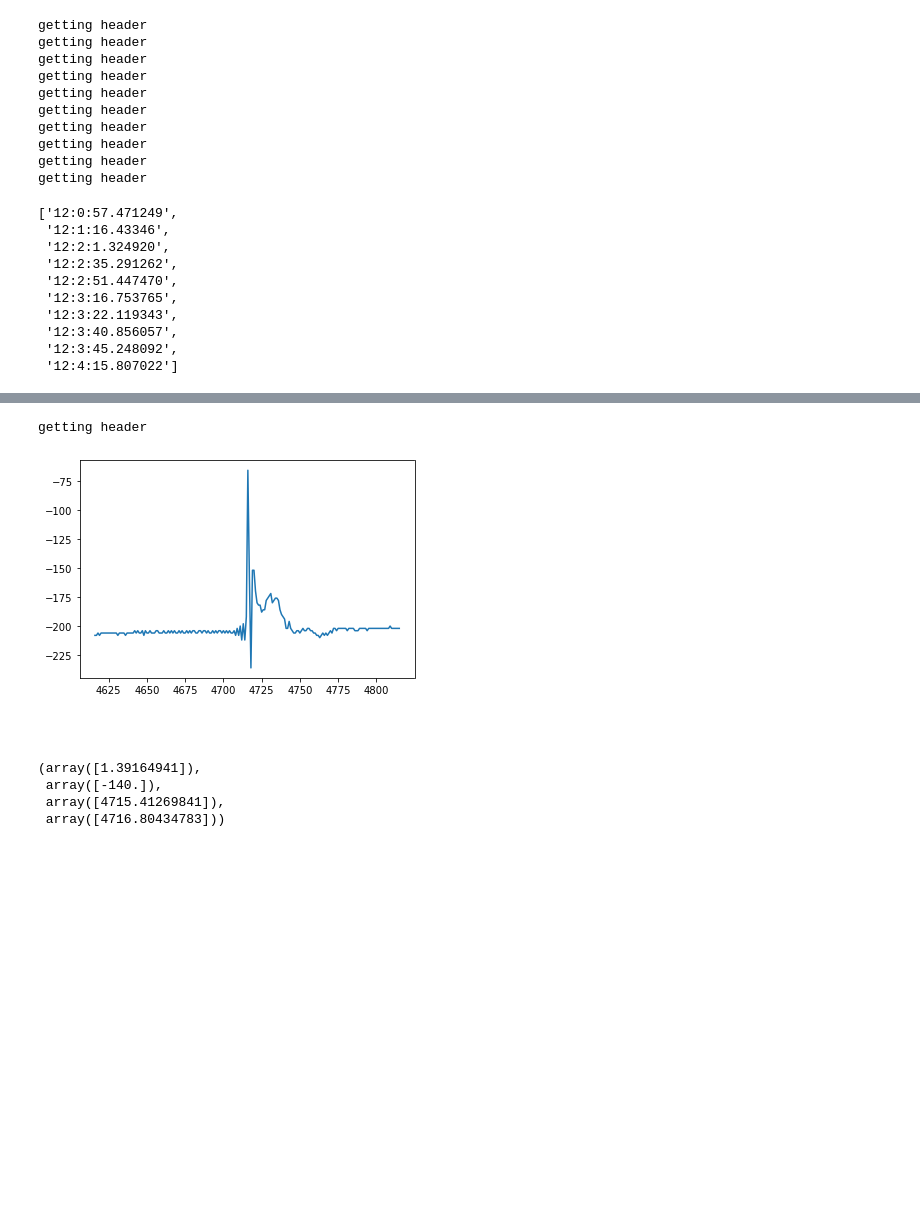
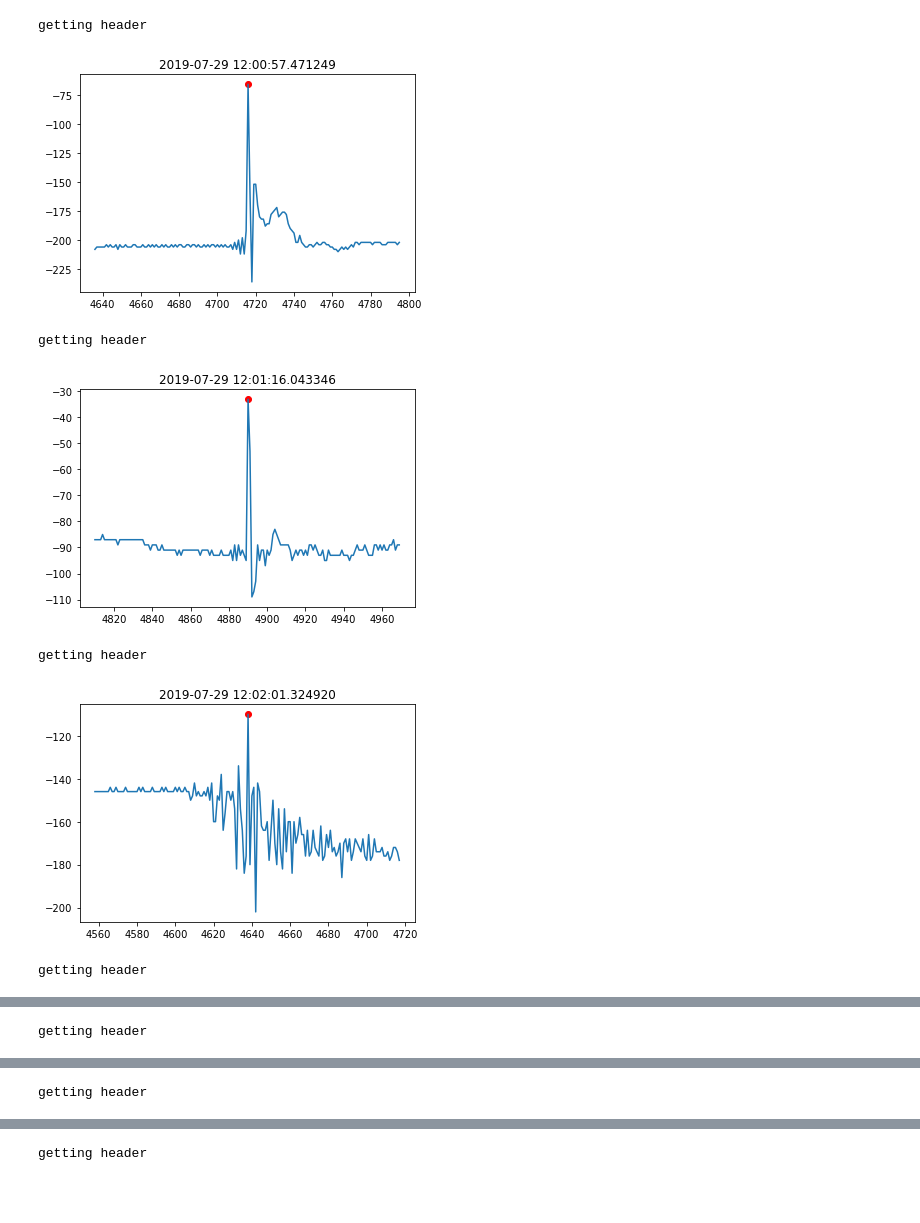
Before and after one commit to AgnieszkaMakulska/LSDWA, a Jupyter notebook: Praktyki.ipynb, the cells around one changed output, grey strips where cells are left out. Drawn from its saved outputs; the diff is of its cells as text; code cells hidden in the pictures; blank space fills up the shorter version.

```diff
--- a/Praktyki.ipynb
+++ b/Praktyki.ipynb
@@ -74,31 +69,40 @@ print(str(t.date[peakind[0]].hour)+':'+str(t.date[peakind[0]].minute)+':'+str(t.
 # %%
+#Saving data
+
 dates=[]
+im=[]
+trise=[]
 
-for i in range(10):
+for i in range(len(files)):
     t=Record(mypath+files[i])
     peakind, _ = find_peaks(t.chanel1[0:20000], threshold=20, distance=400)
     if len(peakind)==0:
         peakind, _ = find_peaks(-t.chanel1[0:20000], threshold=20, distance=400)
-    dates.append((str(t.date[peakind[0]].hour)+':'+str(t.date[peakind[0]].minute)+':'+str(t.date[peakind[0]].second)+'.'+str(t.date[peakind[0]].microsecond)))
-dates
+    if len(peakind)>=1:
+        dates.append((str(t.date[peakind[0]].hour)+':'+str(t.date[peakind[0]].minute)+':'+str(t.date[peakind[0]].second)+'.'+str(t.date[peakind[0]].microsecond)))
+
+        ind=np.arange(peakind[0]-80,peakind[0]+80,1)
+        #time=t.date[peakind[0]-80:peakind[0]+80]
+        #plt.plot(time,t.chanel1[ind])
+        #plt.scatter(t.date[peakind[0]],t.chanel1[peakind[0]], c='r')
+        plt.plot(ind,t.chanel1[ind])
+        plt.scatter(peakind[0],t.chanel1[peakind[0]], c='r')
+        plt.title(str(t.date[peakind[0]]))
+        plt.savefig('./images/'+str(i+1)+'.png')
+        plt.show()
+        im.append(Image.open('./images/'+str(i+1)+'.png'))
+
+        trise.append(round(0.02*peak_widths(t.chanel1[0:20000], peakind)[0][0],2))
+
+    else:
+        dates.append(0)
+        im.append(0)
+        trise.append(0)
 # %% [output]
 getting header
-getting header
-getting header
-getting header
-getting header
-getting header
-getting header
-getting header
-getting header
-getting header
+[figure, added]
-['12:0:57.471249',
- '12:1:16.43346',
- '12:2:1.324920',
- '12:2:35.291262',
- '12:2:51.447470',
- '12:3:16.753765',
- '12:3:22.119343',
- '12:3:40.856057',
- '12:3:45.248092',
- '12:4:15.807022']
+getting header
+[figure, added]
+getting header
+[figure, added]
+getting header
@@ -104,0 +110 @@ getting header
+getting header
@@ -104,0 +112 @@ getting header
+getting header
@@ -105,23 +114,3 @@ getting header
+getting header
-# %%
-t=Record(mypath+files[0])
-peakind, properties = find_peaks(t.chanel1[0:20000], threshold=20, distance=400)
-if len(peakind)==0:
-    peakind, properties = find_peaks(-t.chanel1[0:20000], threshold=20, distance=400)
-
-if len(peakind)>=1:
-    ind=np.arange(peakind[0]-100,peakind[0]+100,1)
-    plt.plot(ind,t.chanel1[ind])
-else:
-    print('Trigger not found')
-# %% [output]
-getting header
-[figure, removed]
 # %% [markdown]
 ####
-# %%
-peak_widths(t.chanel1[0:20000], peakind)
-# %% [output]
-(array([1.39164941]),
- array([-140.]),
- array([4715.41269841]),
- array([4716.80434783]))
```
Also changed, not shown: parts of 15 cells of this notebook, 1 other file.
